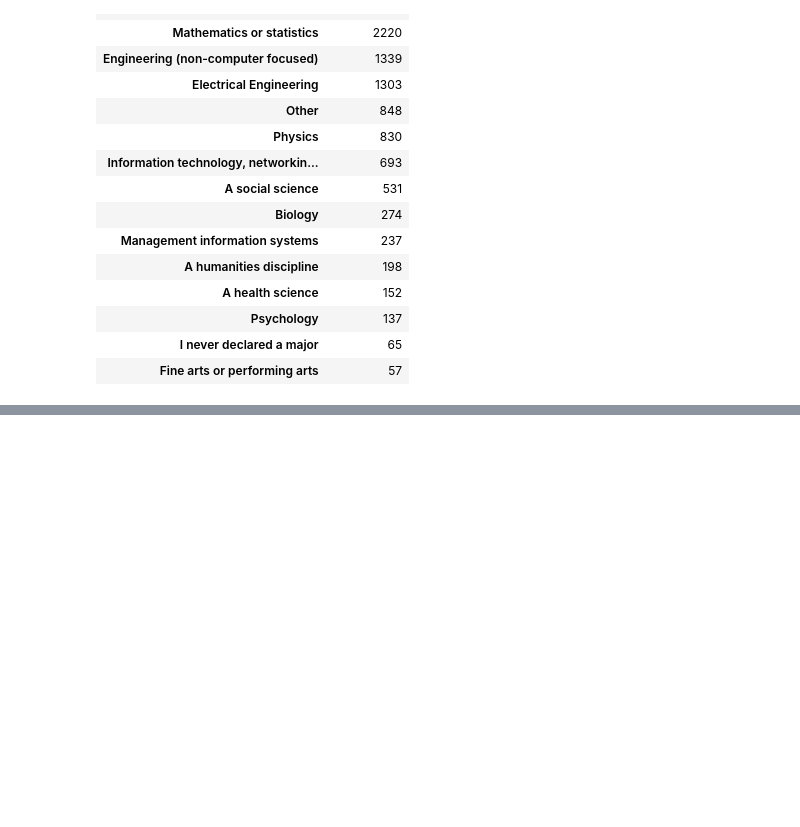
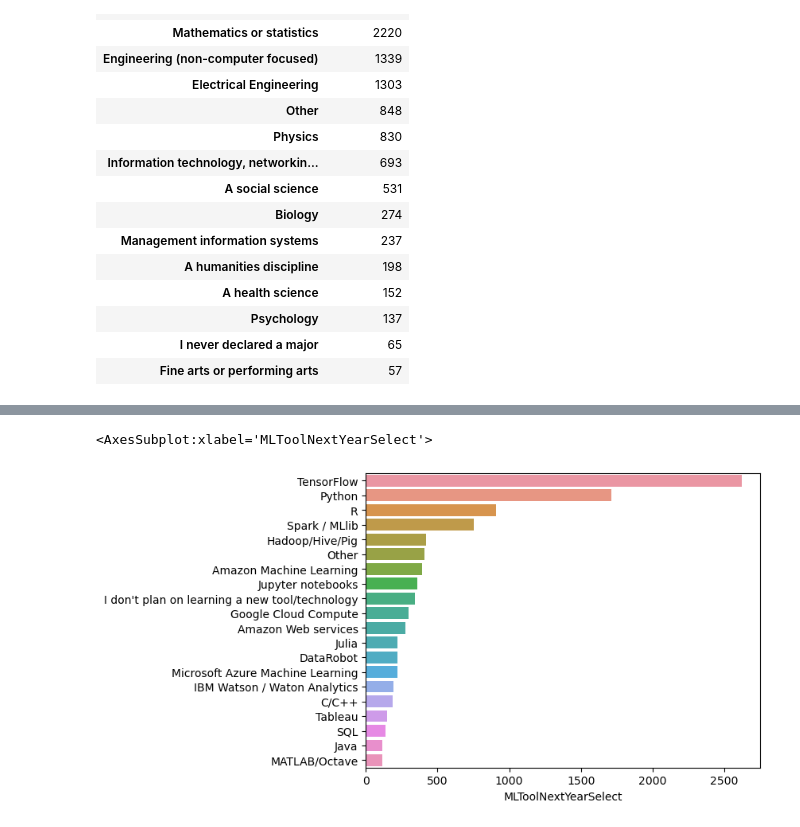
Before and after one commit to nineil91/nineil-blog, a Jupyter notebook: 3. Classical Machine Learning/[boostcourse]캐글실습으로배우는데이터사이언스/ch2.ipynb, the cells around one changed output, grey strips where cells are left out. Drawn from its saved outputs; the diff is of its cells as text; code cells hidden in the pictures; blank space fills up the shorter version.

```diff
--- a/3. Classical Machine Learning/[boostcourse]캐글실습으로배우는데이터사이언스/ch2.ipynb
+++ b/3. Classical Machine Learning/[boostcourse]캐글실습으로배우는데이터사이언스/ch2.ipynb
@@ -177,0 +231,6 @@ pd.DataFrame(
+# %%
+data = mcq['MLToolNextYearSelect'].value_counts().head(20)
+sns.barplot(y=data.index, x=data)
+# %% [output]
+<AxesSubplot:xlabel='MLToolNextYearSelect'>
+[figure, added]
```
Also changed, not shown: parts of 37 cells of this notebook.
